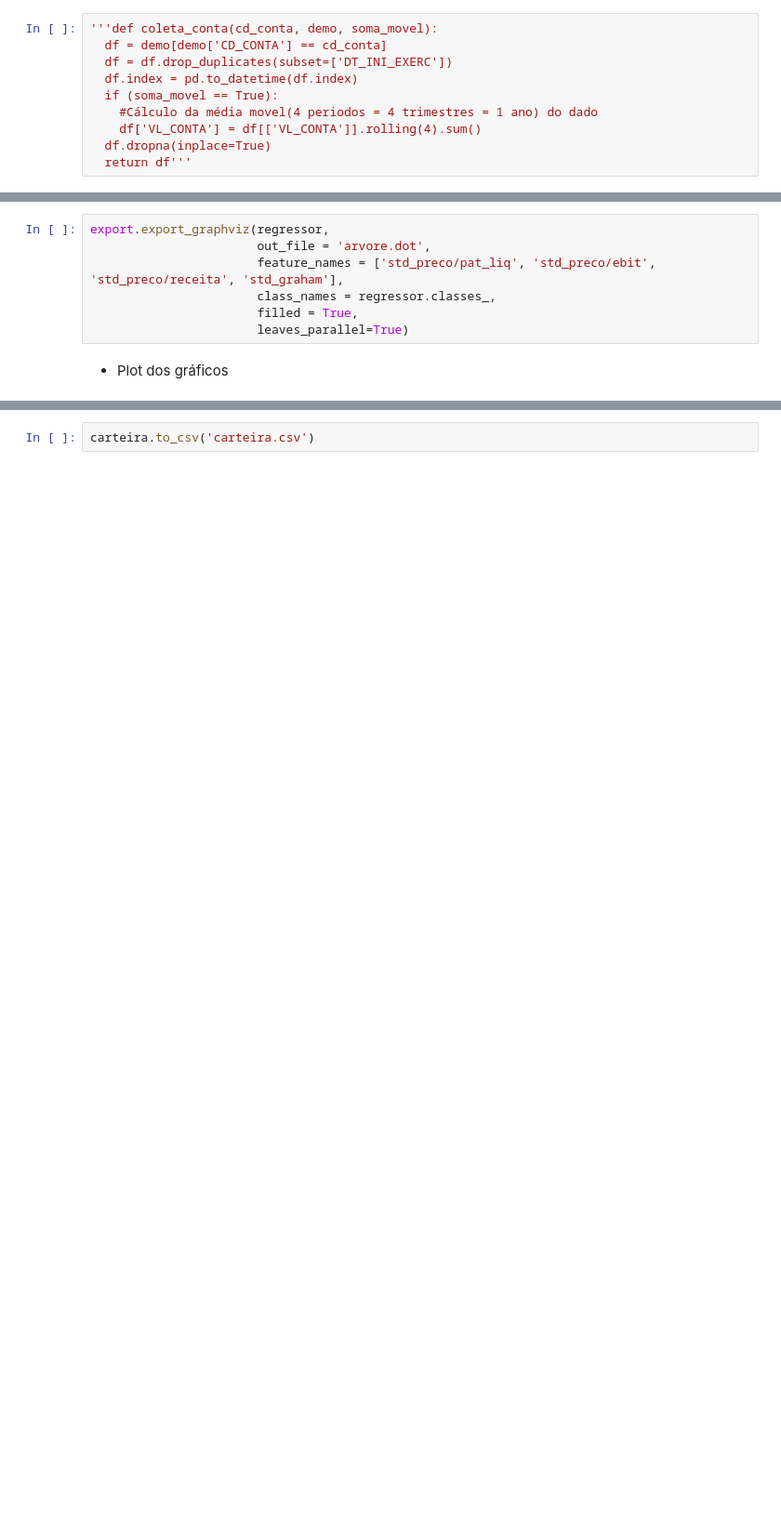
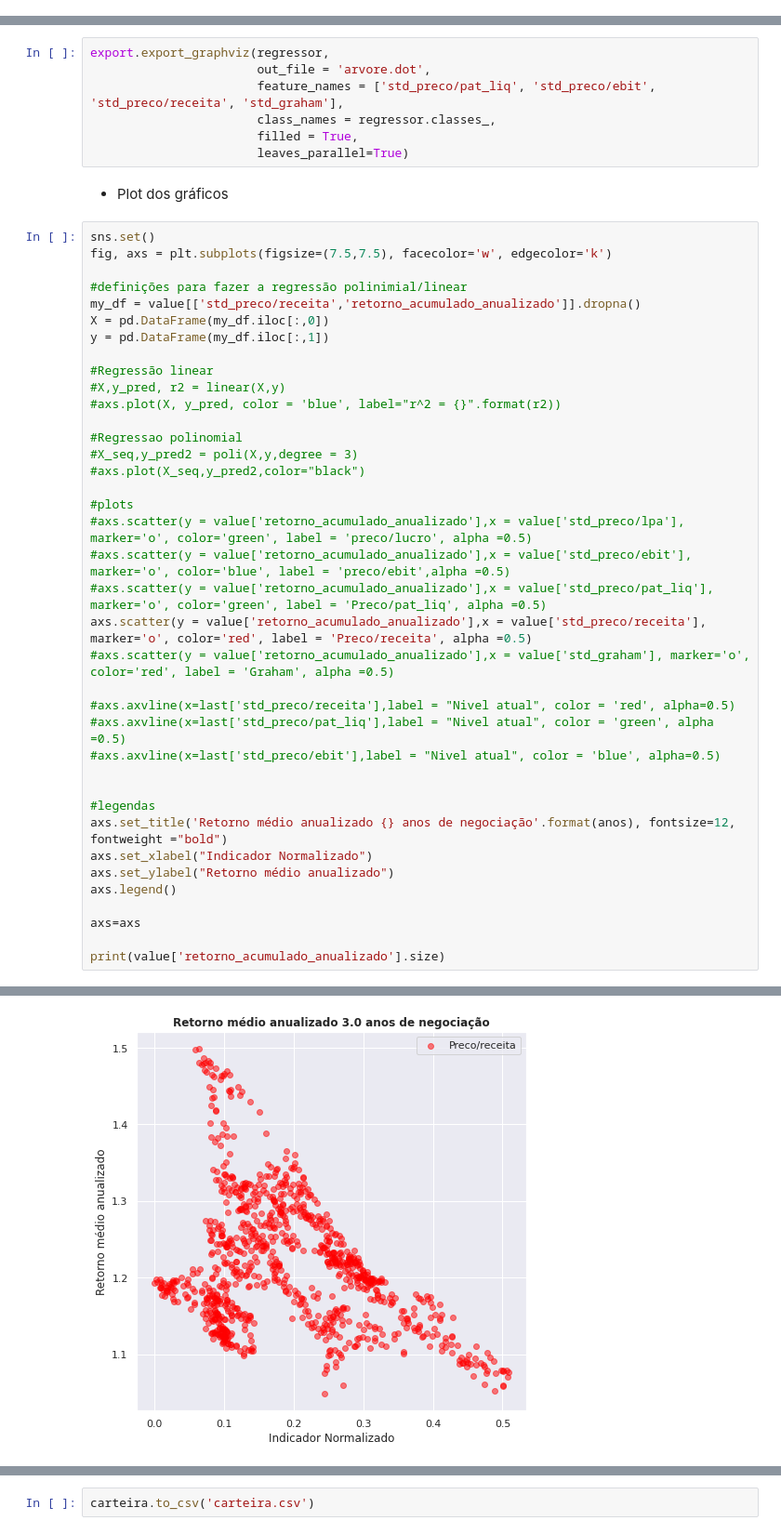
Before and after one commit to Manuelstv/Financas-Quantitativas, a Jupyter notebook: multiplos_historicos.ipynb, the cells around one changed output, grey strips where cells are left out. Shown: that part at 93% size. Drawn from its saved outputs; the diff is of its cells as text; blank space fills up the shorter version.

```diff
--- a/multiplos_historicos.ipynb
+++ b/multiplos_historicos.ipynb
@@ -136,10 +131,0 @@ def filtro_empresa(demo, nome_cia):
-# %%
-'''def coleta_conta(cd_conta, demo, soma_movel):
-  df = demo[demo['CD_CONTA'] == cd_conta]
-  df = df.drop_duplicates(subset=['DT_INI_EXERC'])
-  df.index = pd.to_datetime(df.index)
-  if (soma_movel == True):
-    #Cálculo da média movel(4 periodos = 4 trimestres = 1 ano) do dado
-    df['VL_CONTA'] = df[['VL_CONTA']].rolling(4).sum()
-  df.dropna(inplace=True)
-  return df'''
@@ -335,3 +365,42 @@ export.export_graphviz(regressor,
                        leaves_parallel=True)
 # %% [markdown]
 *   Plot dos gráficos
+# %%
+sns.set()
+fig, axs = plt.subplots(figsize=(7.5,7.5), facecolor='w', edgecolor='k')
+
+#definições para fazer a regressão polinimial/linear
+my_df = value[['std_preco/receita','retorno_acumulado_anualizado']].dropna()
+X = pd.DataFrame(my_df.iloc[:,0])
+y = pd.DataFrame(my_df.iloc[:,1])
+
+#Regressão linear
+#X,y_pred, r2 = linear(X,y)
+#axs.plot(X, y_pred, color = 'blue', label="r^2 = {}".format(r2))
+
+#Regressao polinomial
+#X_seq,y_pred2 = poli(X,y,degree = 3)
+#axs.plot(X_seq,y_pred2,color="black")
+
+#plots
+#axs.scatter(y = value['retorno_acumulado_anualizado'],x = value['std_preco/lpa'], marker='o', color='green', label = 'preco/lucro', alpha =0.5)
+#axs.scatter(y = value['retorno_acumulado_anualizado'],x = value['std_preco/ebit'], marker='o', color='blue', label = 'preco/ebit',alpha =0.5)
+#axs.scatter(y = value['retorno_acumulado_anualizado'],x = value['std_preco/pat_liq'], marker='o', color='green', label = 'Preco/pat_liq', alpha =0.5)
+axs.scatter(y = value['retorno_acumulado_anualizado'],x = value['std_preco/receita'], marker='o', color='red', label = 'Preco/receita', alpha =0.5)
+#axs.scatter(y = value['retorno_acumulado_anualizado'],x = value['std_graham'], marker='o', color='red', label = 'Graham', alpha =0.5)
+
+#axs.axvline(x=last['std_preco/receita'],label = "Nivel atual", color = 'red', alpha=0.5)
+#axs.axvline(x=last['std_preco/pat_liq'],label = "Nivel atual", color = 'green', alpha =0.5)
+#axs.axvline(x=last['std_preco/ebit'],label = "Nivel atual", color = 'blue', alpha=0.5)
+
+
+#legendas
+axs.set_title('Retorno médio anualizado {} anos de negociação'.format(anos), fontsize=12, fontweight ="bold")
+axs.set_xlabel("Indicador Normalizado")
+axs.set_ylabel("Retorno médio anualizado")
+axs.legend()
+
+axs=axs
+
+print(value['retorno_acumulado_anualizado'].size)
+# %% [output]
@@ -338,3 +408,4 @@ export.export_graphviz(regressor,
+[figure, added]
 # %%
 sns.set()
 fig, axs = plt.subplots(figsize=(7.5,7.5), facecolor='w', edgecolor='k')
```
Also changed, not shown: parts of 28 cells of this notebook.
